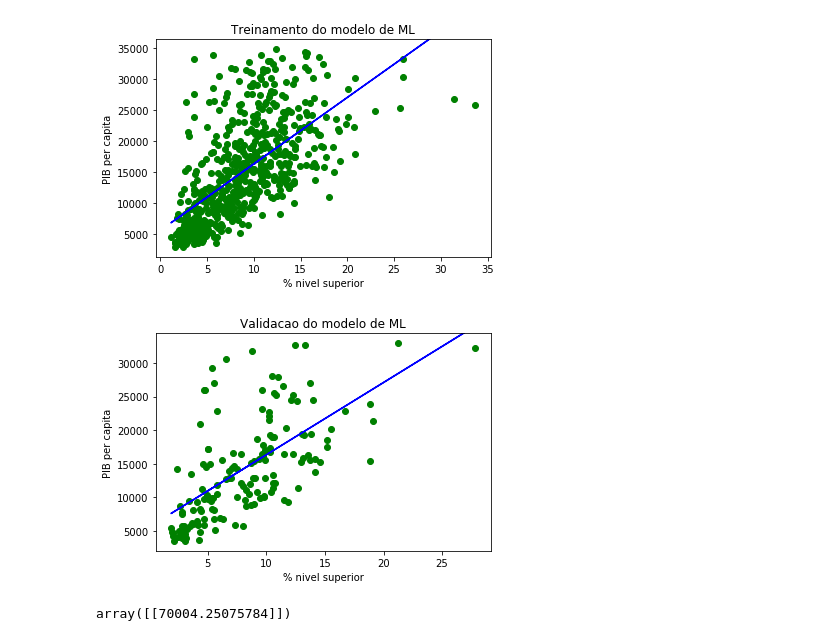
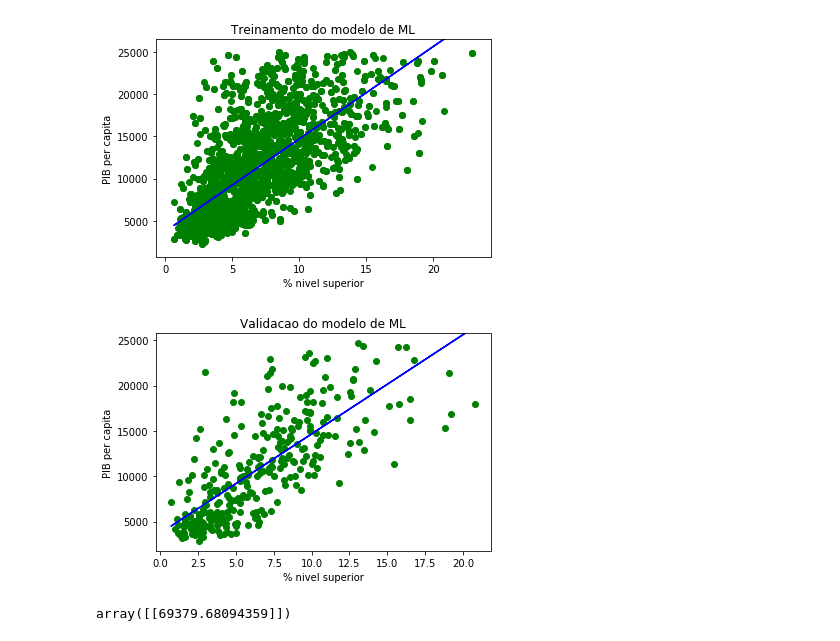
Before and after one commit to aloysiosilva/CD_PUCMG, a Jupyter notebook: Escolaridade x PIB (SUPERIOR).ipynb, the cells around one changed output. Cells and saved outputs as stored; diff of their text form; code cells hidden in the pictures.

```diff
--- a/Escolaridade x PIB (SUPERIOR).ipynb
+++ b/Escolaridade x PIB (SUPERIOR).ipynb
@@ -55,26 +55,24 @@ pop_nivel_instr_pib = pop_nivel_instr_pib[['Cod_Municipio','Municipio','Populaca
 #pop_nivel_instr_pib.plot.scatter('Populacao','Produto Interno Bruto per capita',color='green')
 #pop_nivel_instr_pib.plot('Populacao','Produto Interno Bruto per capita',color='blue')
 
-# Retira municípios com pop abaixo de 20000
-pop_nivel_instr_pib = pop_nivel_instr_pib[pop_nivel_instr_pib['Populacao']>=20000]
+# Retira municípios com pop abaixo de 10000
+pop_nivel_instr_pib = pop_nivel_instr_pib[pop_nivel_instr_pib['Populacao']>=10000]
 
-# Retira municípios com PIB per capita acima de 35000
-pop_nivel_instr_pib = pop_nivel_instr_pib[pop_nivel_instr_pib['Produto Interno Bruto per capita']<=35000]
+# Retira municípios com PIB per capita acima de 25000
+pop_nivel_instr_pib = pop_nivel_instr_pib[pop_nivel_instr_pib['Produto Interno Bruto per capita']<=25000]
 
+# Confirma quantidade de registros no dataset final
+pop_nivel_instr_pib.count() # 1565
 
-pop_nivel_instr_pib.sort_values('Produto Interno Bruto per capita',ascending=0)
-pop_nivel_instr_pib.count()
+# Cálculo da correlação (formato tabular)
+correlacao=pop_nivel_instr_pib.corr(method='pearson')
 
-# Verifica se não há valores nulos
-pop_nivel_instr_pib.isnull().sum()
+# Plotagem do mapa de calor da correlação
+#import seaborn as sns
+#sns.heatmap(correlacao,
+#        xticklabels=correlacao.columns,
+#        yticklabels=correlacao.columns)
 
-'''import matplotlib.pyplot as plt
-X = pop_nivel_instr_pib.iloc[:,3] # 4º coluna: Percent_Sem_Instr - variável preditora
-Y = pop_nivel_instr_pib.iloc[:,5] # 6ª coluna: PIB - variável resposta
-plt.scatter(X, Y, color = 'green')
-plt.title('Escolaridade e PIB per capita')
-plt.xlabel('% sem instr. ou fund. incompleto')
-plt.ylabel('PIB per capita')
 
 import matplotlib.pyplot as plt
 X = pop_nivel_instr_pib.iloc[:,4] # 5º coluna: Percent_Nivel_Sup - variável preditora
@@ -83,7 +81,6 @@ plt.scatter(X, Y, color = 'green')
 plt.title('Escolaridade e PIB per capita')
 plt.xlabel('% nivel superior')
 plt.ylabel('PIB per capita')
-'''
 
 
 
@@ -109,38 +106,33 @@ Y_train = Y_train.values.reshape(-1, 1)
 X_test = X_test.values.reshape(-1, 1)
 Y_test = Y_test.values.reshape(-1, 1)
 
 # Treinando o modelo
 regressor = lm.LinearRegression()
 regressor.fit(X_train, Y_train)
 
 # Previsão
 Y_pred = regressor.predict(X_test)
 
 # Visualizando o treino
 plt.scatter(X_train, Y_train, color = 'green')
 plt.plot(X_train, regressor.predict(X_train), color = 'blue', scaley=False)
 plt.title('Treinamento do modelo de ML')
 plt.xlabel('% nivel superior')
 plt.ylabel('PIB per capita')
 plt.show()
 
 # Visualizando o teste
 plt.scatter(X_test, Y_test, color = 'green')
 plt.plot(X_test, regressor.predict(X_test), color = 'blue', scaley=False)
 plt.title('Validacao do modelo de ML')
 plt.xlabel('% nivel superior')
 plt.ylabel('PIB per capita')
 plt.show()
 
 # Previsão com um valor específico
-#print (regressor.predict([[60]])) # Qual será o PIB per capita de um município com 20% de pessoas com nível sup? R$27.087,24
-                                  # Qual será o PIB per capita de um município com 5% de pessoas com nível sup? R$10.993,36
-                                  # Qual será o PIB per capita de um município com 60% de pessoas com nível sup? R$70.004,25
-
-
 previsao_pib = regressor.predict([[60]])
 previsao_pib
 # %% [output]
-[figure, old version]
+[figure, new version]
-[figure, old version]
+[figure, new version]
-array([[70004.25075784]])
+array([[69379.68094359]])
```
Also changed, not shown: 8 other files.
